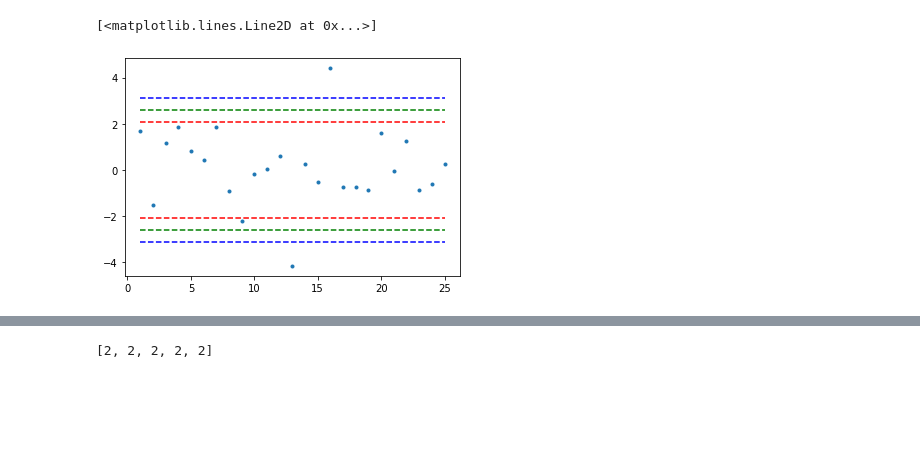
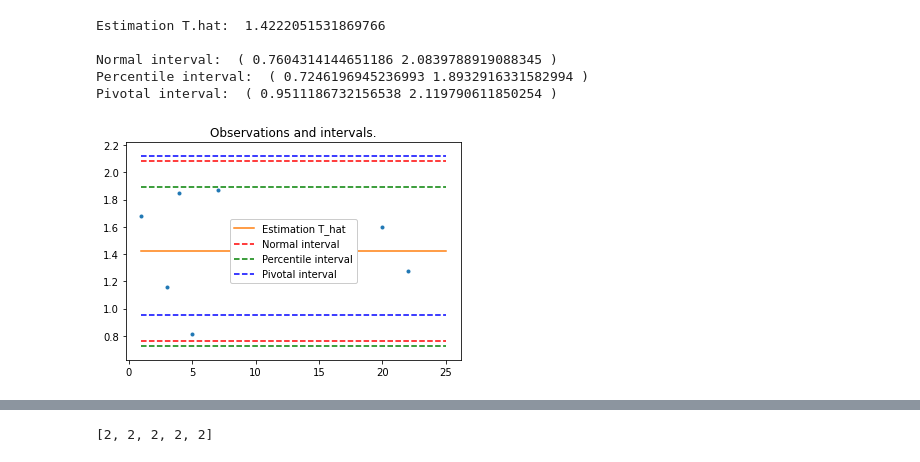
Before and after one commit to JairEsc/Mat_Apl, a Jupyter notebook: Est_T5.ipynb, the cells around one changed output, grey strips where cells are left out. Drawn from its saved outputs; the diff is of its cells as text; code cells hidden in the pictures; blank space fills up the shorter version.

```diff
--- a/Est_T5.ipynb
+++ b/Est_T5.ipynb
@@ -72,16 +72,42 @@ Pivotal interval:  ( 2.484658411071538 6.584929107118121 )
 # %%
 def T_F(X):
-    return((np.quantile(0.75)-np.quantile(0.25))/1.34)
+    return((np.quantile(X,0.75)-np.quantile(X,0.25))/1.34)
-# %%
-np.random.seed(0)
-X=np.random.standard_t(3,size=25)
-plt.plot(range(1,26),X,'.')
-plt.plot(range(1,26), [2.1]*25,'r--')
-plt.plot(range(1,26), [-2.1]*25,'r--',label='First interval')
-plt.plot(range(1,26), [2.6]*25,'g--')
-plt.plot(range(1,26), [-2.6]*25,'g--',label='Sec interval')
-plt.plot(range(1,26), [3.1]*25,'b--')
-plt.plot(range(1,26), [-3.1]*25,'b--',label='Third interval')
-# %% [output]
-[<matplotlib.lines.Line2D at 0x...>]
-[figure, removed]
+# %%
+np.random.seed(0)
+X=np.random.standard_t(3,size=25)
+def bootstrap_intervals(X,T,B=10000):
+    estimations=[T(X)]
+    for i in range(B):
+        X_s=np.random.choice(X,len(X))
+        estimations.append(T(X_s))
+    se=np.std(estimations)
+    print("Estimation T.hat: ", estimations[0],"\n")
+    #Intervalos.
+    print("Normal interval: ","(",estimations[0]-2*se,estimations[0]+2*se,")")
+    print("Percentile interval: ","(",np.quantile(estimations,0.025),np.quantile(estimations,0.975),")")#Percentile, quantile
+    print("Pivotal interval: ","(",2*estimations[0]-np.quantile(estimations,0.975),2*estimations[0]-np.quantile(estimations,0.025),")")
+    return [[estimations[0]-2*se,estimations[0]+2*se],[np.quantile(estimations,0.025),np.quantile(estimations,0.975)],[2*estimations[0]-np.quantile(estimations,0.975),2*estimations[0]-np.quantile(estimations,0.025)]]
+
+intervals=bootstrap_intervals(X,T=T_F)
+I1='Normal interval'
+I2='Percentile interval'
+I3='Pivotal interval'
+plt.plot(range(1,26),X,'.')
+plt.plot(range(1,26),[np.mean(intervals[0])]*25,label='Estimation T_hat')
+plt.plot(range(1,26), [intervals[0][1]]*25,'r--')
+plt.plot(range(1,26), [intervals[0][0]]*25,'r--',label=I1)
+plt.plot(range(1,26), [intervals[1][1]]*25,'g--')
+plt.plot(range(1,26), [intervals[1][0]]*25,'g--',label=I2)
+plt.plot(range(1,26), [intervals[2][1]]*25,'b--')
+plt.plot(range(1,26), [intervals[2][0]]*25,'b--',label=I3)
+plt.ylim((np.min(intervals)-0.1,np.max(intervals)+0.1))
+plt.legend(framealpha=1, frameon=True);
+plt.title('Observations and intervals.')
+plt.show()
+# %% [output]
+Estimation T.hat:  1.4222051531869766
+
+Normal interval:  ( 0.7604314144651186 2.0839788919088345 )
+Percentile interval:  ( 0.7246196945236993 1.8932916331582994 )
+Pivotal interval:  ( 0.9511186732156538 2.119790611850254 )
+[figure, added]
```
Also changed, not shown: parts of 3 cells of this notebook.
